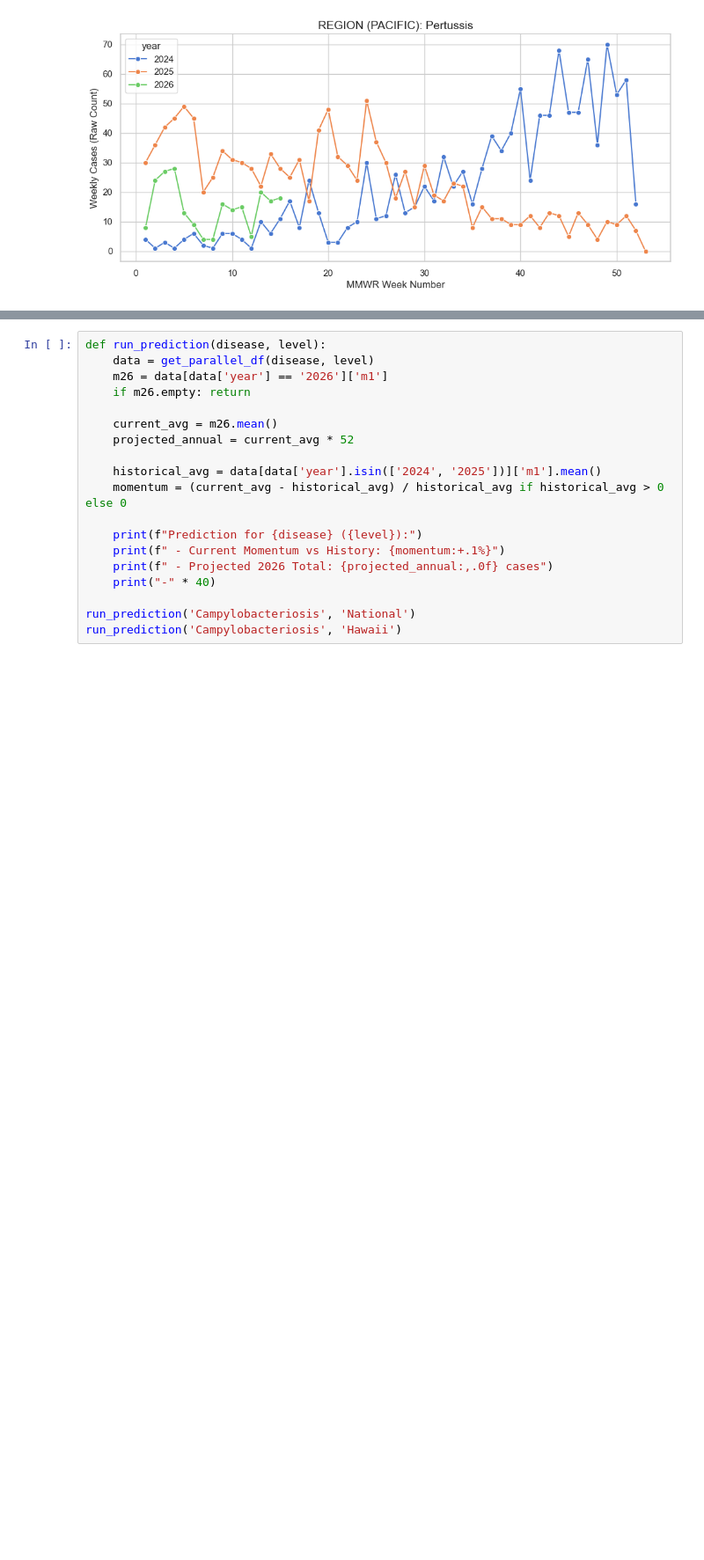
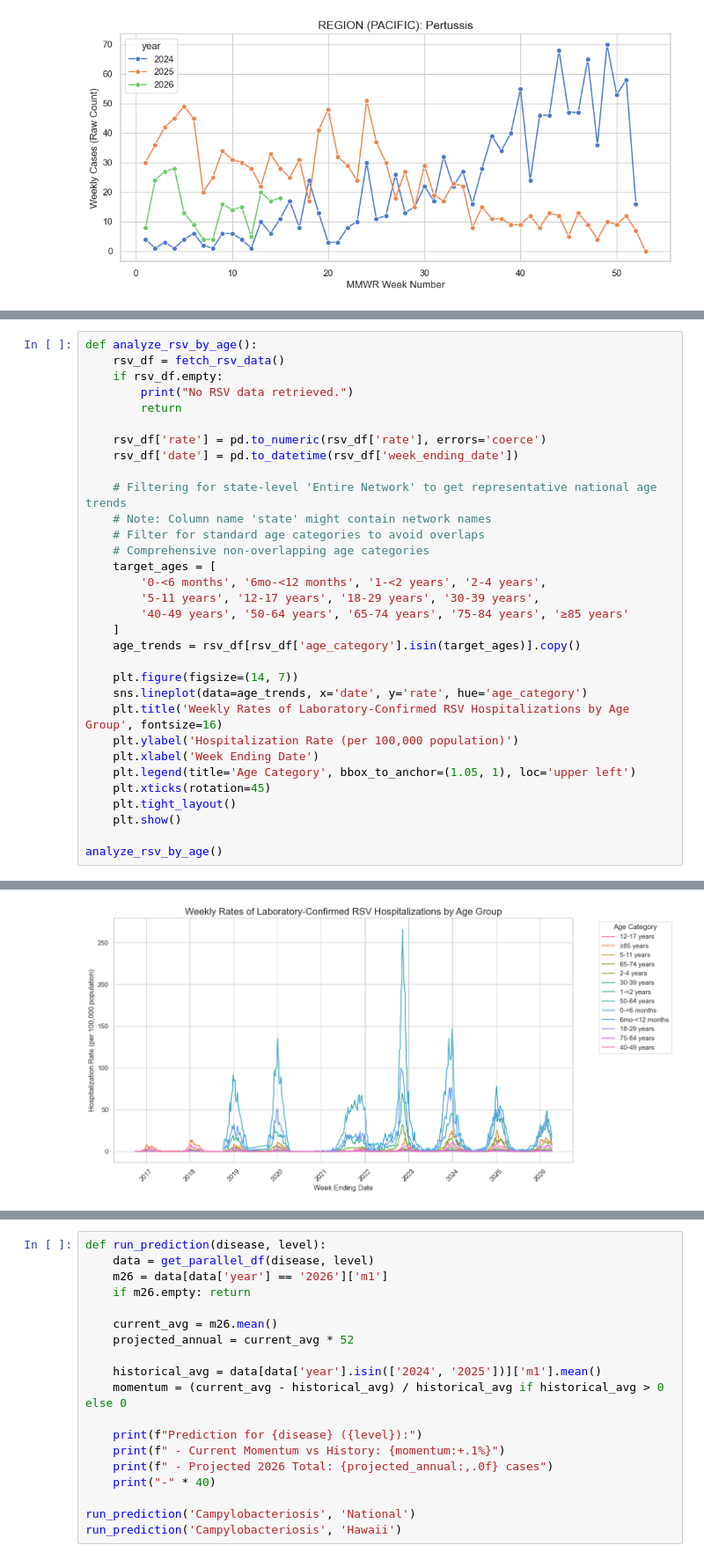
Before and after one commit to tn9-git/Health, a Jupyter notebook: NNDSS Weekly Update.ipynb, the cells around one changed output, grey strips where cells are left out. Shown at 88% size. Saved outputs shown, nothing was run; the diff lists cells and outputs as text; blank space fills up the shorter version.

Commit message:
Update NNDSS report: Reordered hierarchy, added RSV age analysis with 13 categories, and implemented top 10 disease choropleth map

```diff
--- a/NNDSS Weekly Update.ipynb
+++ b/NNDSS Weekly Update.ipynb
@@ -148,0 +209,33 @@ plot_age_breakout('Hawaii')
+# %%
+def analyze_rsv_by_age():
+    rsv_df = fetch_rsv_data()
+    if rsv_df.empty:
+        print("No RSV data retrieved.")
+        return
+
+    rsv_df['rate'] = pd.to_numeric(rsv_df['rate'], errors='coerce')
+    rsv_df['date'] = pd.to_datetime(rsv_df['week_ending_date'])
+
+    # Filtering for state-level 'Entire Network' to get representative national age trends
+    # Note: Column name 'state' might contain network names
+    # Filter for standard age categories to avoid overlaps
+    # Comprehensive non-overlapping age categories
+    target_ages = [
+        '0-<6 months', '6mo-<12 months', '1-<2 years', '2-4 years',
+        '5-11 years', '12-17 years', '18-29 years', '30-39 years',
+        '40-49 years', '50-64 years', '65-74 years', '75-84 years', '≥85 years'
+    ]
+    age_trends = rsv_df[rsv_df['age_category'].isin(target_ages)].copy()
+
+    plt.figure(figsize=(14, 7))
+    sns.lineplot(data=age_trends, x='date', y='rate', hue='age_category')
+    plt.title('Weekly Rates of Laboratory-Confirmed RSV Hospitalizations by Age Group', fontsize=16)
+    plt.ylabel('Hospitalization Rate (per 100,000 population)')
+    plt.xlabel('Week Ending Date')
+    plt.legend(title='Age Category', bbox_to_anchor=(1.05, 1), loc='upper left')
+    plt.xticks(rotation=45)
+    plt.tight_layout()
+    plt.show()
+
+analyze_rsv_by_age()
+# %% [output]
@@ -149 +244,2 @@ plot_age_breakout('Hawaii')
+[figure, added]
 # %% [markdown]
```
Also changed, not shown: parts of 13 cells of this notebook.
